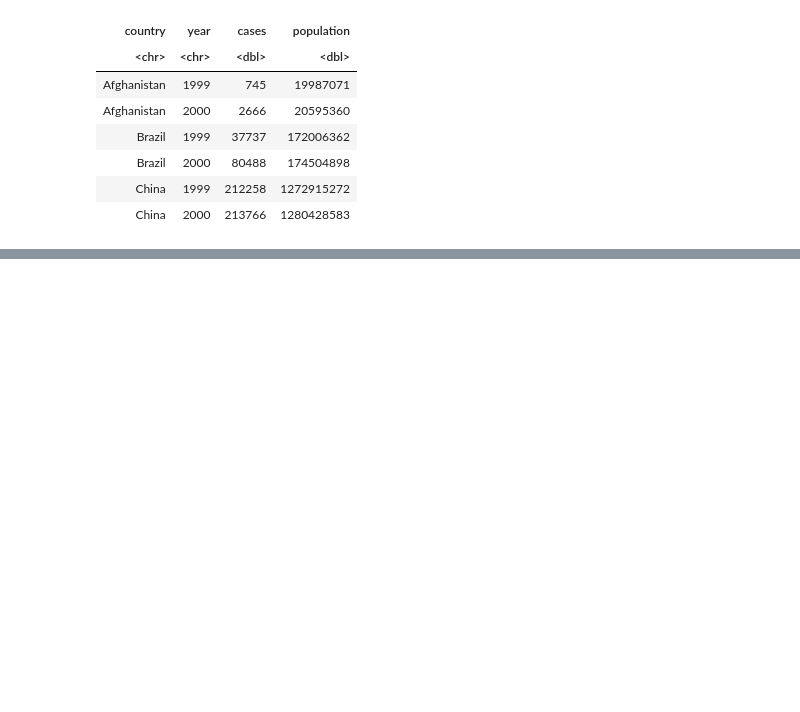
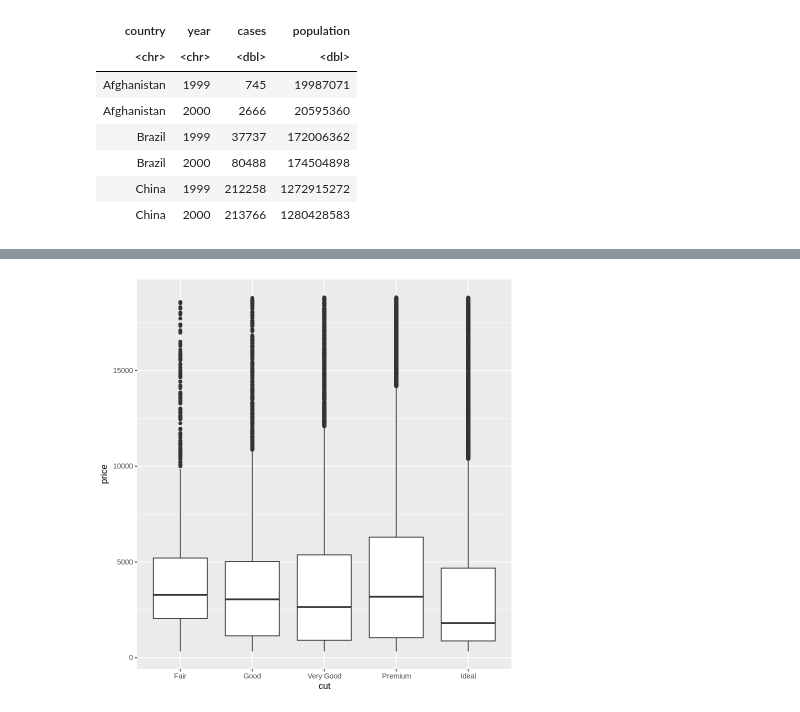
Before and after one commit to JunyoungB/SmartCityBigData, a Jupyter notebook: R4ds_2.ipynb, the cells around one changed output, grey strips where cells are left out. Saved outputs shown, nothing was run; the diff lists cells and outputs as text; code cells hidden in the pictures; blank space fills up the shorter version.

```diff
--- a/R4ds_2.ipynb
+++ b/R4ds_2.ipynb
@@ -153,0 +862,4 @@ A tibble: 6 × 4
+# %%
+diamonds %>% ggplot(aes(cut, price)) + geom_boxplot()
+# %% [output]
+[figure, added]
```
Also changed, not shown: parts of 69 cells of this notebook.
